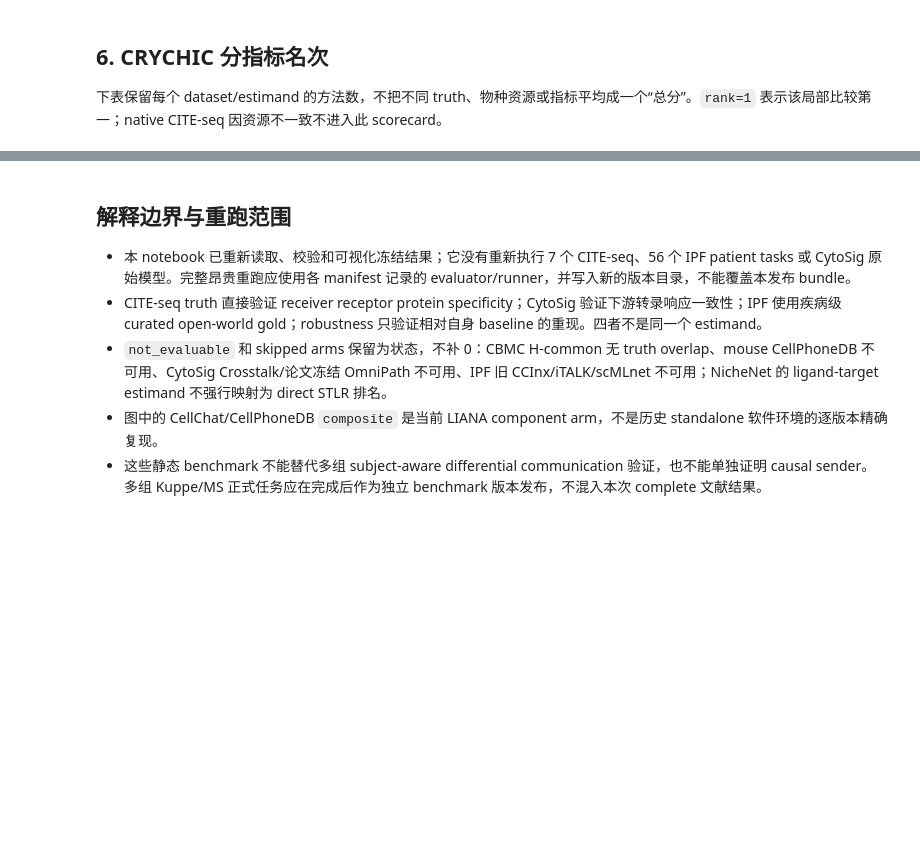
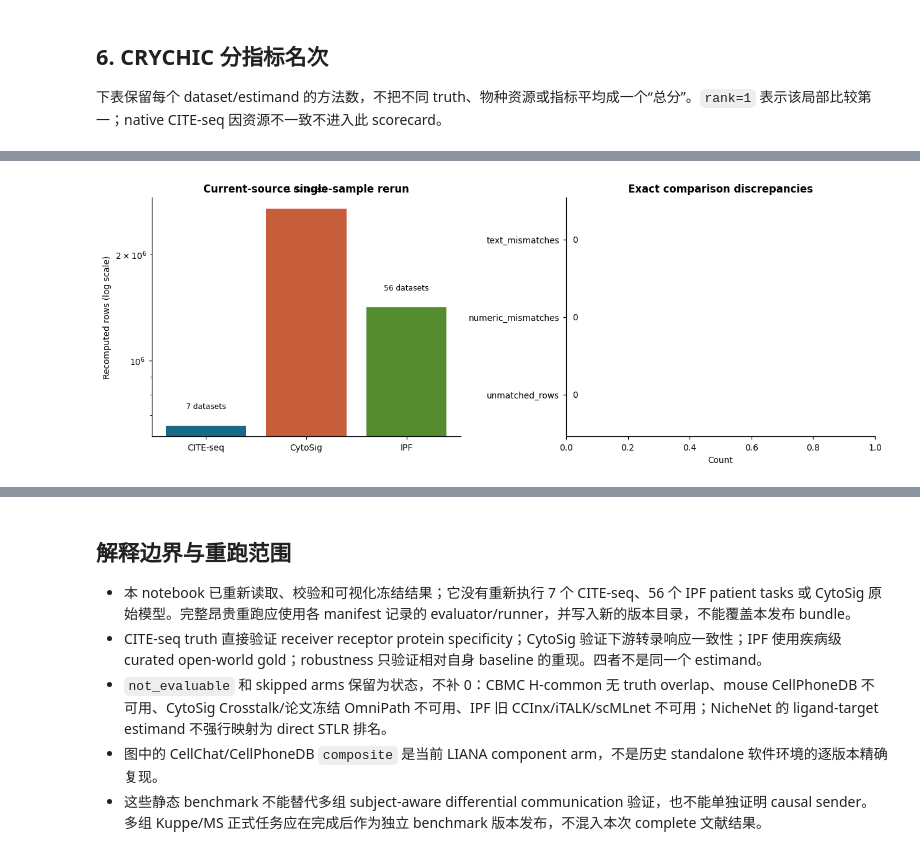
Before and after one commit to kehangzhang/CRYCHIC, a Jupyter notebook: tutorials/literature_benchmark_results.ipynb, the cells around one changed output, grey strips where cells are left out. Cells and saved outputs as stored; diff of their text form; code cells hidden in the pictures; blank space fills up the shorter version.

Commit message:
tutorial: execute latest literature benchmark report

```diff
--- a/tutorials/literature_benchmark_results.ipynb
+++ b/tutorials/literature_benchmark_results.ipynb
@@ -1005,0 +1045,80 @@ Top-250 robustness            1            0        0          3.0
+# %%
+%%time
+from IPython.display import display
+
+gap_candidates = []
+if os.environ.get("CRYCHIC_GAP_RESULT_ROOT"):
+    gap_candidates.append(
+        Path(os.environ["CRYCHIC_GAP_RESULT_ROOT"]).expanduser()
+    )
+for ancestor in (REPO_ROOT, *REPO_ROOT.parents):
+    gap_candidates.append(
+        ancestor
+        / "benchmark_work"
+        / "suggest_v5_gap_completion_20260724"
+    )
+GAP_ROOT = next(
+    path.resolve()
+    for path in gap_candidates
+    if (path / "single_sample_consistency/manifest.json").is_file()
+)
+
+single_root = GAP_ROOT / "single_sample_consistency"
+single_manifest = read_json(single_root / "manifest.json")
+assert single_manifest["status"] == "complete_with_declared_NE"
+assert single_manifest["source_repository"]["dirty"] is False
+for relative, record in single_manifest["artifacts"].items():
+    assert sha256_file(single_root / relative) == record["sha256"]
+
+single_consistency = pd.read_csv(
+    single_root / "track_summary.tsv", sep="	"
+)
+score_head_coverage = pd.read_csv(
+    single_root / "score_head_coverage.tsv", sep="	"
+)
+assert int(single_consistency["datasets"].sum()) == 64
+assert int(single_consistency["old_rows"].sum()) == 4_757_604
+assert single_consistency["exactly_consistent"].astype(bool).all()
+assert single_consistency[
+    ["unmatched_rows", "numeric_mismatches", "text_mismatches"]
+].fillna(0).to_numpy().sum() == 0
+assert set(score_head_coverage.loc[
+    score_head_coverage["status"].eq("NE"), "score_head"
+]) == {"RC12_sender_response_detection", "RC14_differential_DES"}
+
+fig, axes = plt.subplots(1, 2, figsize=(11.5, 4.2), constrained_layout=True)
+axes[0].bar(
+    single_consistency["track"],
+    single_consistency["new_rows"],
+    color=[CRYCHIC_COLOR, ACCENT_COLOR, "#548C2F"],
+)
+axes[0].set_yscale("log")
+axes[0].set_ylabel("Recomputed rows (log scale)")
+axes[0].set_title("Current-source single-sample rerun")
+for index, row in single_consistency.reset_index(drop=True).iterrows():
+    axes[0].text(
+        index,
+        row["new_rows"] * 1.12,
+        f"{int(row['datasets'])} datasets",
+        ha="center",
+        fontsize=8,
+    )
+
+mismatch_columns = [
+    "unmatched_rows", "numeric_mismatches", "text_mismatches"
+]
+mismatch_values = single_consistency[mismatch_columns].fillna(0).sum()
+axes[1].barh(mismatch_values.index, mismatch_values.values, color=EXTERNAL_COLOR)
+axes[1].set_xlim(0, 1)
+axes[1].set_xlabel("Count")
+axes[1].set_title("Exact comparison discrepancies")
+for index, value in enumerate(mismatch_values):
+    axes[1].text(0.02, index, str(int(value)), va="center")
+single_figure = OUTPUT_ROOT / "latest_single_sample_consistency.png"
+fig.savefig(single_figure, bbox_inches="tight")
+plt.show()
+
+display(single_consistency)
+display(score_head_coverage)
+# %% [output]
+[figure, added]
```
Also changed, not shown: parts of 18 cells of this notebook.
